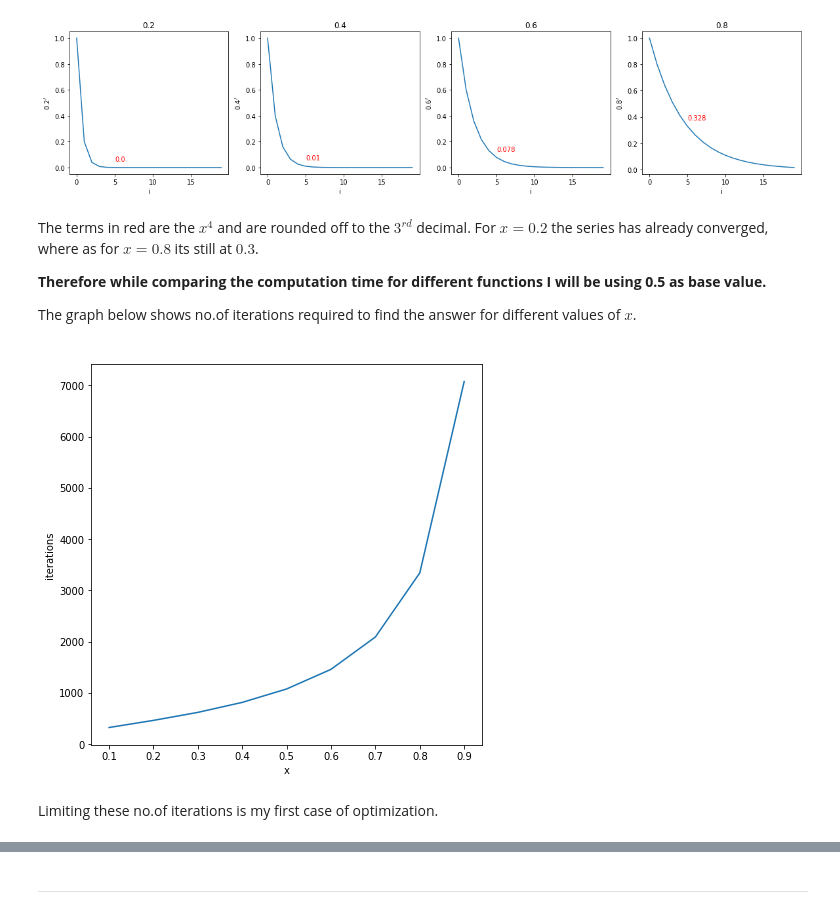
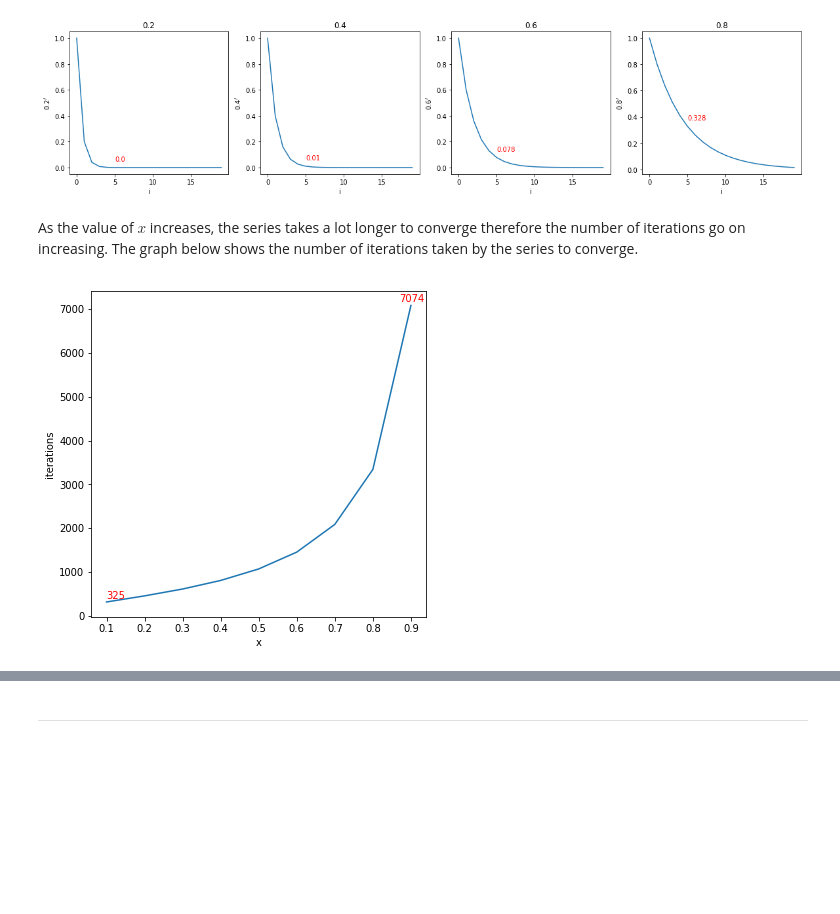
Before and after one commit to ShwetaBarge/PythonForDataScience, a Jupyter notebook: Taylor Series.ipynb, the cells around one changed output, grey strips where cells are left out. Cells and saved outputs as stored; diff of their text form; code cells hidden in the pictures; blank space fills up the shorter version.

```diff
--- a/Taylor Series.ipynb
+++ b/Taylor Series.ipynb
@@ -114,0 +103,10 @@ Since the value of $|x| < 1$ and the power goes on increasing, the series conver
+# %%
+def gpsum_naive(a):
+    s = 0
+    i = 0
+    b = 1
+    while(b != 0) :
+        b = pow(a,i)
+        s = s + b
+        i = i + 1
+    return s, i
@@ -207,22 +169,20 @@ terms = [0.2, 0.4, 0.6, 0.8]
 plot_term(terms)
 # %% [output]
 [figure]
-# %% [markdown]
-The terms in red are the $x^{4}$ and are rounded off to the $3^{rd}$ decimal. For $x = 0.2$ the series has already converged, where as for $x = 0.8$ its still at $0.3$.
-<p><b>Therefore while comparing the computation time for different functions I will be using 0.5 as base value.</b>
-<p><p>The graph below shows no.of iterations required to  find the answer for different values of $x$.
+# %% [markdown]
+As the value of $x$ increases, the series takes a lot longer to converge therefore the number of iterations go on increasing. The graph below shows the number of iterations taken by the series to converge.
 # %%
 itr1 = []
 a = [0.1, 0.2, 0.3, 0.4, 0.5, 0.6, 0.7, 0.8, 0.9]
 
 for i in a :
-    itr1.append(gpsum(i)[1])
+    itr1.append(gpsum_naive(i)[1])
 
-fig, ax = plt.subplots(1, 1, figsize = (7,7))
+fig, ax = plt.subplots(1, 1, figsize = (6,6))
 ax.plot(a,itr1);
 ax.set_xlabel('x');
 ax.set_ylabel('iterations');
+ax.text(0.1, itr1[0]+70, itr1[0], color = 'red');
+ax.text(0.87, itr1[-1]+70,itr1[-1],color = 'red');
 # %% [output]
-[figure, old version]
+[figure, new version]
-# %% [markdown]
-Limiting these no.of iterations is my first case of optimization.
```
Also changed, not shown: parts of 121 cells of this notebook, 5 other files.
